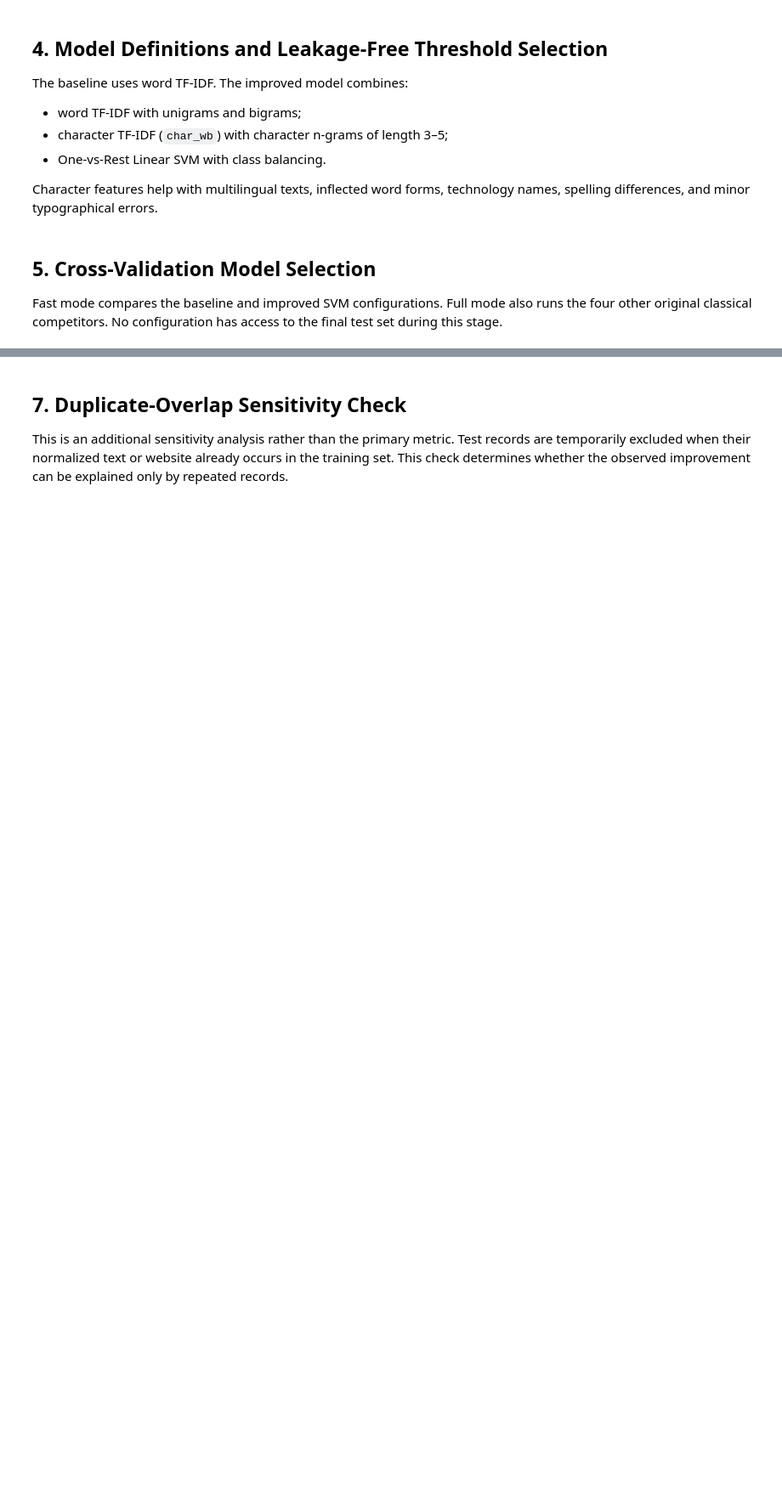
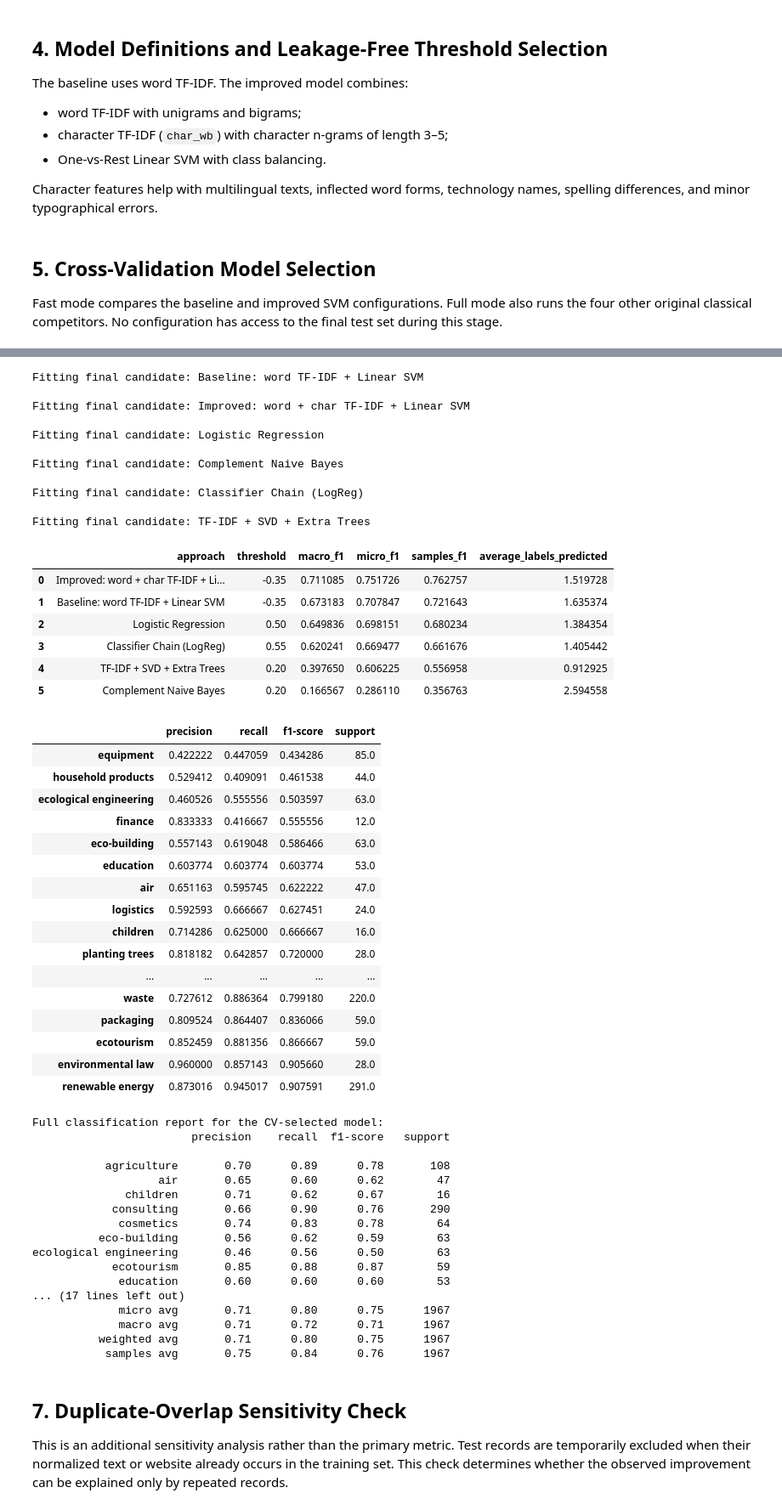
Before and after one commit to NataliaGon/multilabel-classification, a Jupyter notebook: Classification.ipynb, the cells around one changed output, grey strips where cells are left out. Shown at 85% size. Saved outputs shown, nothing was run; the diff lists cells and outputs as text; code cells hidden in the pictures; blank space fills up the shorter version.

```diff
--- a/Classification.ipynb
+++ b/Classification.ipynb
@@ -610,11 +698,7 @@ threshold is applied explicitly; `.predict()` with an inconsistent default
 threshold is not used.
 # %%
 # The held-out set is evaluated only after cross-validation is complete.
-evaluation_names = list(dict.fromkeys([
-    BASELINE_NAME,
-    IMPROVED_NAME,
-    best_classical_name,
-]))
+evaluation_names = list(candidate_factories)
 
 fitted_core_models = {}
 test_scores_by_name = {}
@@ -667,33 +751,86 @@ heldout_core_df = (
 )
 display(heldout_core_df)
 
 classical_held_out = fitted_core_models[best_classical_name]
 classical_test_scores = test_scores_by_name[best_classical_name]
 classical_held_out_pred = test_predictions_by_name[best_classical_name]
 best_threshold = best_classical_threshold
 
 report_dict = classification_report(
     Y_final_test,
     classical_held_out_pred,
     target_names=mlb.classes_,
     zero_division=0,
     output_dict=True,
 )
 per_label_report_df = (
     pd.DataFrame(report_dict)
     .T
     .loc[list(mlb.classes_), ["precision", "recall", "f1-score", "support"]]
     .sort_values("f1-score")
 )
 display(per_label_report_df)
 
 print("\nFull classification report for the CV-selected model:")
 print(classification_report(
     Y_final_test,
     classical_held_out_pred,
     target_names=mlb.classes_,
     zero_division=0,
 ))
+# %% [output]
+Fitting final candidate: Baseline: word TF-IDF + Linear SVM
+
+Fitting final candidate: Improved: word + char TF-IDF + Linear SVM
+
+Fitting final candidate: Logistic Regression
+
+Fitting final candidate: Complement Naive Bayes
+
+Fitting final candidate: Classifier Chain (LogReg)
+
+Fitting final candidate: TF-IDF + SVD + Extra Trees
+|  | approach | threshold | macro_f1 | micro_f1 | samples_f1 | average_labels_predicted |
+| 0 | Improved: word + char TF-IDF + Li... | -0.35 | 0.711085 | 0.751726 | 0.762757 | 1.519728 |
+| 1 | Baseline: word TF-IDF + Linear SVM | -0.35 | 0.673183 | 0.707847 | 0.721643 | 1.635374 |
+| 2 | Logistic Regression | 0.50 | 0.649836 | 0.698151 | 0.680234 | 1.384354 |
+| 3 | Classifier Chain (LogReg) | 0.55 | 0.620241 | 0.669477 | 0.661676 | 1.405442 |
+| 4 | TF-IDF + SVD + Extra Trees | 0.20 | 0.397650 | 0.606225 | 0.556958 | 0.912925 |
+| 5 | Complement Naive Bayes | 0.20 | 0.166567 | 0.286110 | 0.356763 | 2.594558 |
+|  | precision | recall | f1-score | support |
+| equipment | 0.422222 | 0.447059 | 0.434286 | 85.0 |
+| household products | 0.529412 | 0.409091 | 0.461538 | 44.0 |
+| ecological engineering | 0.460526 | 0.555556 | 0.503597 | 63.0 |
+| finance | 0.833333 | 0.416667 | 0.555556 | 12.0 |
+| eco-building | 0.557143 | 0.619048 | 0.586466 | 63.0 |
+| education | 0.603774 | 0.603774 | 0.603774 | 53.0 |
+| air | 0.651163 | 0.595745 | 0.622222 | 47.0 |
+| logistics | 0.592593 | 0.666667 | 0.627451 | 24.0 |
+| children | 0.714286 | 0.625000 | 0.666667 | 16.0 |
+| planting trees | 0.818182 | 0.642857 | 0.720000 | 28.0 |
+| ... | ... | ... | ... | ... |
+| waste | 0.727612 | 0.886364 | 0.799180 | 220.0 |
+| packaging | 0.809524 | 0.864407 | 0.836066 | 59.0 |
+| ecotourism | 0.852459 | 0.881356 | 0.866667 | 59.0 |
+| environmental law | 0.960000 | 0.857143 | 0.905660 | 28.0 |
+| renewable energy | 0.873016 | 0.945017 | 0.907591 | 291.0 |
+Full classification report for the CV-selected model:
+                        precision    recall  f1-score   support
+
+           agriculture       0.70      0.89      0.78       108
+                   air       0.65      0.60      0.62        47
+              children       0.71      0.62      0.67        16
+            consulting       0.66      0.90      0.76       290
+             cosmetics       0.74      0.83      0.78        64
+          eco-building       0.56      0.62      0.59        63
+ecological engineering       0.46      0.56      0.50        63
+            ecotourism       0.85      0.88      0.87        59
+             education       0.60      0.60      0.60        53
+... (17 lines left out)
+             micro avg       0.71      0.80      0.75      1967
+             macro avg       0.71      0.72      0.71      1967
+          weighted avg       0.71      0.80      0.75      1967
+           samples avg       0.75      0.84      0.76      1967
 # %% [markdown]
 ## 7. Duplicate-Overlap Sensitivity Check
 
```
Also changed, not shown: parts of 27 cells of this notebook.
